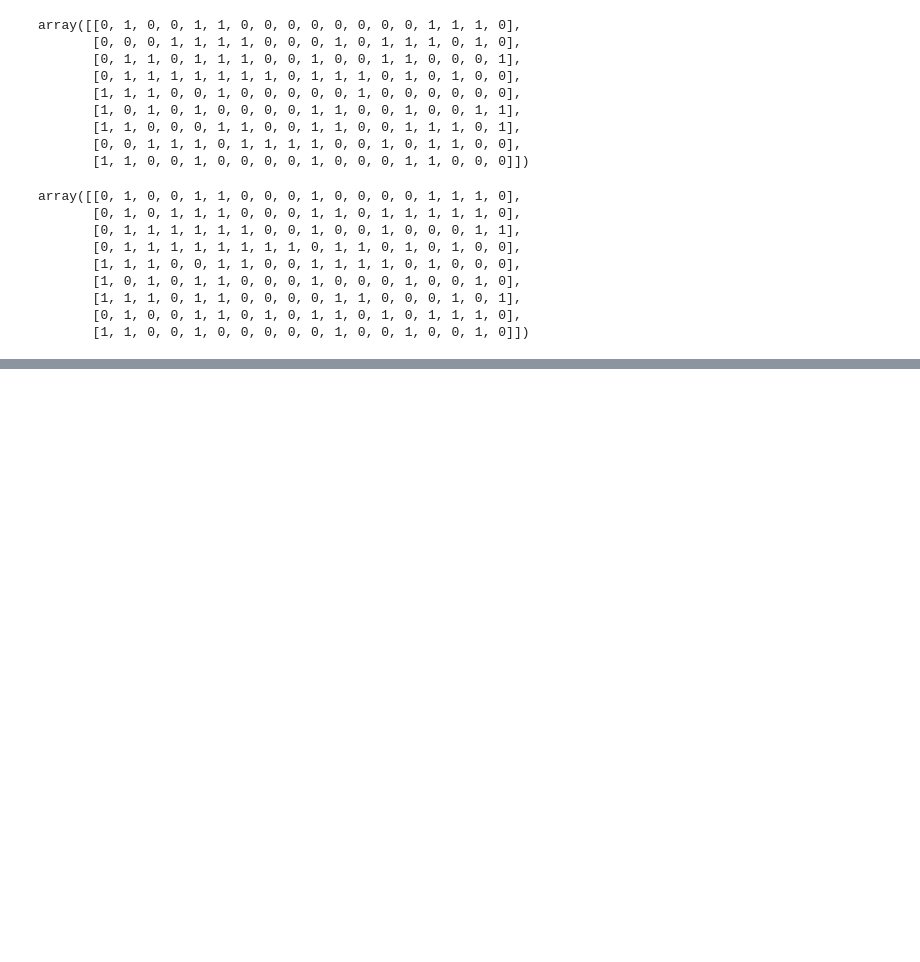
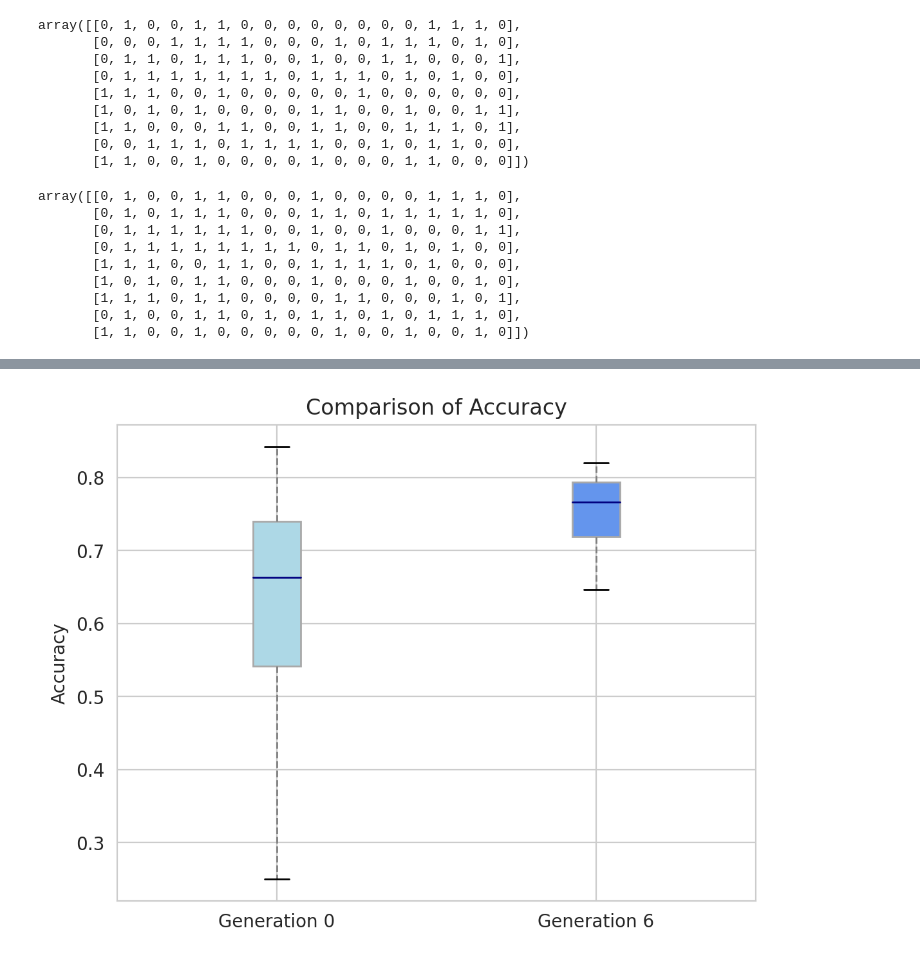
Before and after one commit to sypsyp97/Genetic_NAS, a Jupyter notebook: test.ipynb, the cells around one changed output, grey strips where cells are left out. Drawn from its saved outputs; the diff is of its cells as text; code cells hidden in the pictures; blank space fills up the shorter version.

```diff
--- a/test.ipynb
+++ b/test.ipynb
@@ -84,0 +95,32 @@ plt.show()
+# %%
+import matplotlib.pyplot as plt
+import seaborn as sns
+
+with open('results_14032023164450/generation_0/tflite_accuracy_list.pkl', 'rb') as f:
+    accuracy_0 = pickle.load(f)
+    f.close()
+accuracy_0 = [i for i in accuracy_0 if i != 0]
+with open('results_14032023164450/generation_6/tflite_accuracy_list.pkl', 'rb') as f:
+    accuracy_6 = pickle.load(f)
+    f.close()
+accuracy_6 = [i for i in accuracy_6 if i != 0]
+
+sns.set_style('whitegrid')
+
+fig, ax = plt.subplots()
+boxprops = dict(linestyle='-', color='darkgray')
+medianprops = dict(linestyle='-', color='navy')
+whiskerprops = dict(linestyle='--', color='gray')
+
+bp = ax.boxplot([accuracy_0, accuracy_6], boxprops=boxprops, medianprops=medianprops, whiskerprops=whiskerprops, showfliers=False, patch_artist=True)
+colors = ['lightblue', 'cornflowerblue']
+for patch, color in zip(bp['boxes'], colors):
+    patch.set_facecolor(color)
+
+ax.set_xticklabels(['Generation 0', 'Generation 6'])
+ax.set_ylabel('Accuracy')
+ax.tick_params(axis='both')
+ax.set_title('Comparison of Accuracy')
+plt.show()
+# %% [output]
+[figure, added]
```
Also changed, not shown: parts of 7 cells of this notebook.
